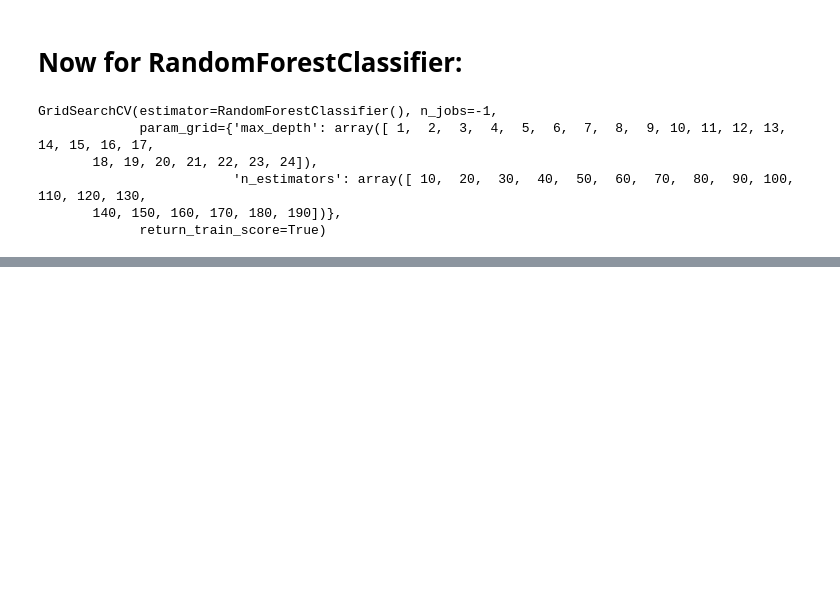
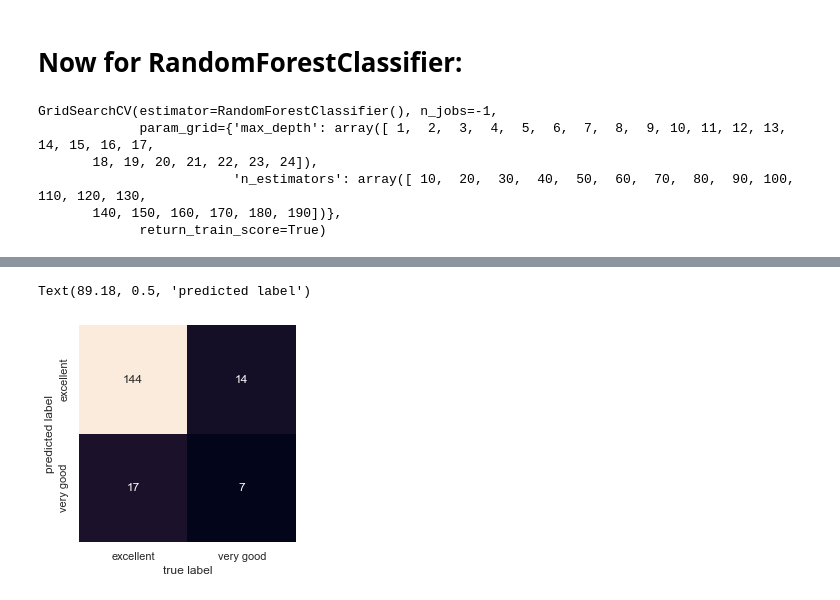
Before and after one commit to rhit-koenignm/CSSE415-CoffeeProject, a Jupyter notebook: PredictingWithTrees.ipynb, the cells around one changed output, grey strips where cells are left out. Drawn from its saved outputs; the diff is of its cells as text; code cells hidden in the pictures; blank space fills up the shorter version.

```diff
--- a/PredictingWithTrees.ipynb
+++ b/PredictingWithTrees.ipynb
@@ -178,0 +181,2 @@ feature_importance.sort_values().plot.barh(color='salmon')
+# %%
+y_fit = best_forest.predict(X_test)
@@ -178,0 +195,13 @@ feature_importance.sort_values().plot.barh(color='salmon')
+# %%
+import matplotlib.pyplot as plt
+import seaborn as sns; sns.set()
+from sklearn.metrics import confusion_matrix
+mat = confusion_matrix(y_test, y_fit,labels=['excellent','very good'])
+sns.heatmap(mat.T, square=True, annot=True, fmt='d', cbar=False,
+            xticklabels=['excellent','very good'],
+            yticklabels=['excellent','very good'])
+plt.xlabel('true label')
+plt.ylabel('predicted label')
+# %% [output]
+Text(89.18, 0.5, 'predicted label')
+[figure, added]
```
Also changed, not shown: parts of 8 cells of this notebook, 2 other files.
